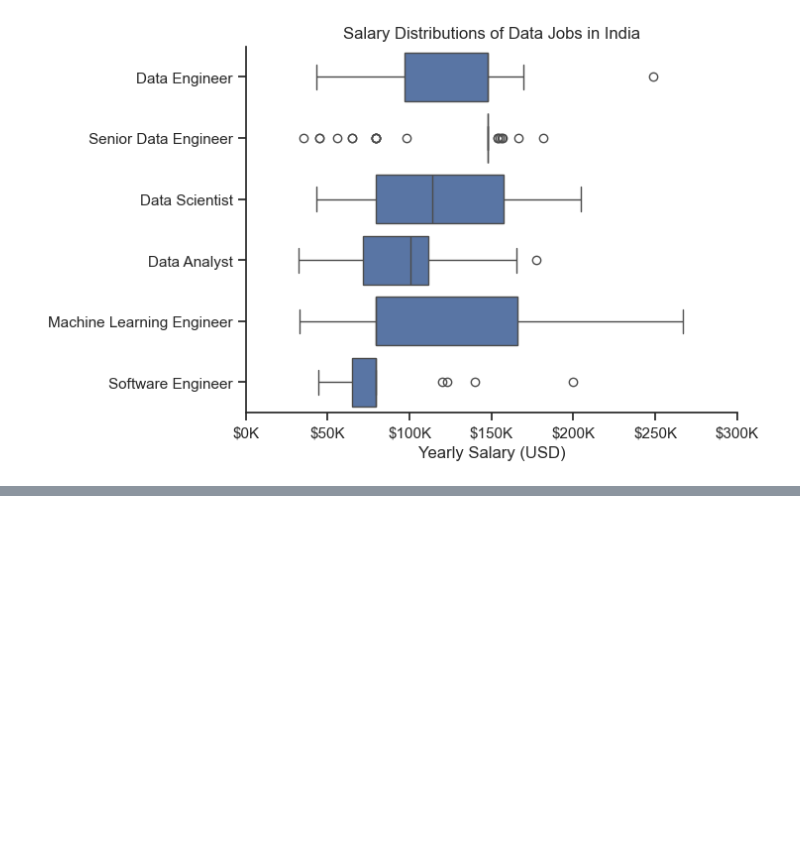
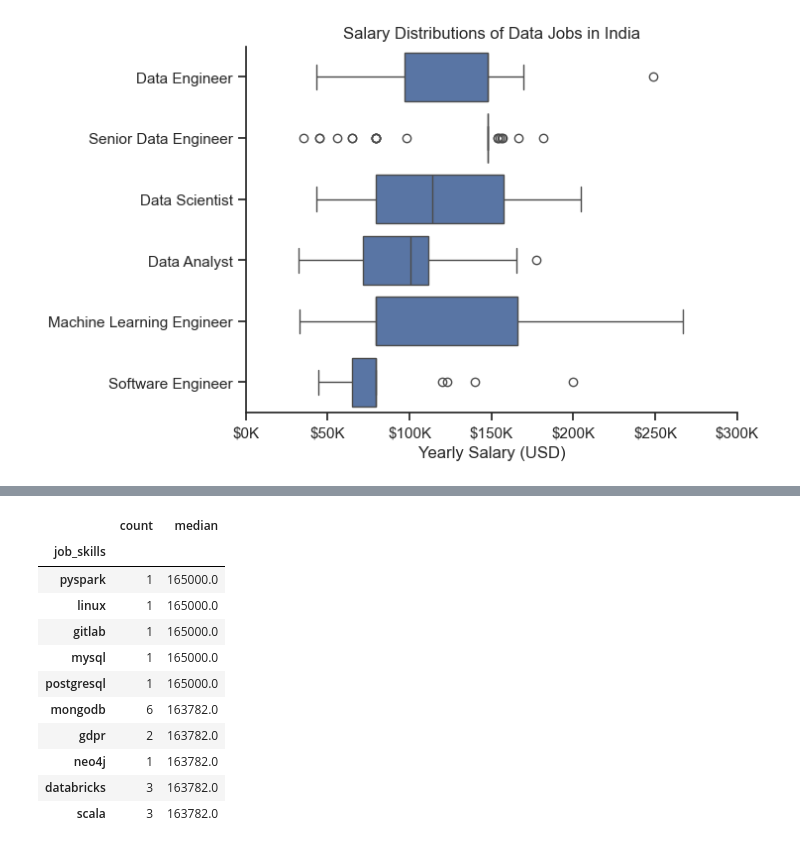
Before and after one commit to Prashant0594/python_data_projects, a Jupyter notebook: PROJECTS/3_salary_analysis.ipynb, the cells around one changed output, grey strips where cells are left out. Cells and saved outputs as stored; diff of their text form; code cells hidden in the pictures; blank space fills up the shorter version.

```diff
--- a/PROJECTS/3_salary_analysis.ipynb
+++ b/PROJECTS/3_salary_analysis.ipynb
@@ -56,0 +83,19 @@ plt.show()
+# %%
+df_DA_top_pay = df_DA_ind.groupby('job_skills')['salary_year_avg'].agg(['count', 'median']).sort_values(by='median', ascending=False)
+
+df_DA_top_pay = df_DA_top_pay.head(10)
+
+df_DA_top_pay
+# %% [output]
+|  | count | median |
+| job_skills |  |  |
+| pyspark | 1 | 165000.0 |
+| linux | 1 | 165000.0 |
+| gitlab | 1 | 165000.0 |
+| mysql | 1 | 165000.0 |
+| postgresql | 1 | 165000.0 |
+| mongodb | 6 | 163782.0 |
+| gdpr | 2 | 163782.0 |
+| neo4j | 1 | 163782.0 |
+| databricks | 3 | 163782.0 |
+| scala | 3 | 163782.0 |
```
Also changed, not shown: parts of 5 cells of this notebook.
